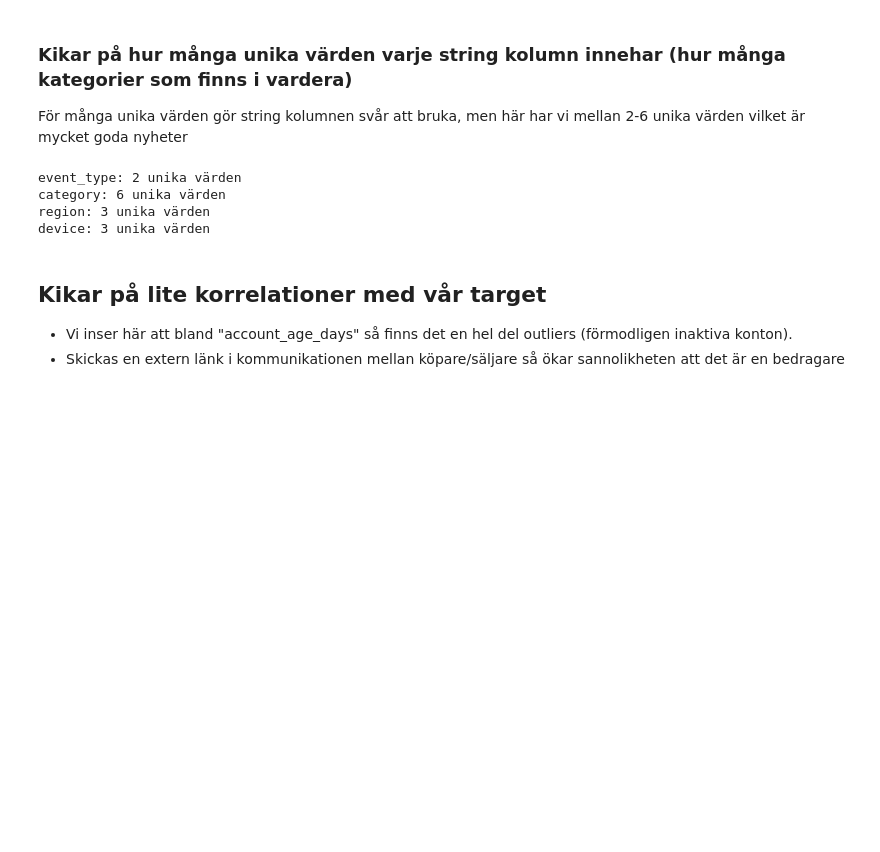
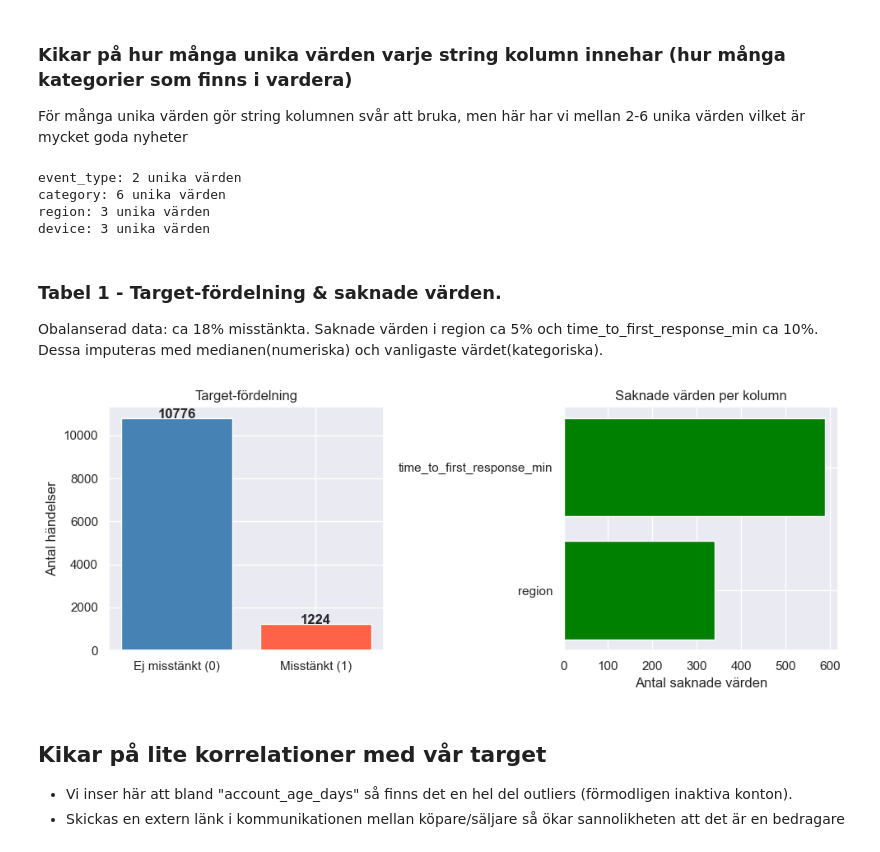
Before and after one commit to JakobWorkingHard/ML-Gruppuppgift, a Jupyter notebook: EDA/analyzing.ipynb, the cells around one changed output. Drawn from its saved outputs; the diff is of its cells as text; code cells hidden in the pictures; blank space fills up the shorter version.

```diff
--- a/EDA/analyzing.ipynb
+++ b/EDA/analyzing.ipynb
@@ -132,6 +141,34 @@ event_type: 2 unika värden
 category: 6 unika värden
 region: 3 unika värden
 device: 3 unika värden
+# %% [markdown]
+### Tabel 1 - Target-fördelning & saknade värden.
+Obalanserad data: ca 18% misstänkta. Saknade värden i region ca 5% och time_to_first_response_min ca 10%.
+Dessa imputeras med medianen(numeriska) och vanligaste värdet(kategoriska).
+# %%
+fig, axes = plt.subplots(1, 2, figsize=(10, 4))
+
+# Plot 1 – Target-fördelning
+counts = df["is_suspicious"].value_counts()
+axes[0].bar(["Ej misstänkt (0)", "Misstänkt (1)"], counts.values,
+            color=["steelblue", "tomato"], edgecolor="white")
+for i, v in enumerate(counts.values):
+    axes[0].text(i, v + 20, str(v), ha="center", fontweight="bold")
+axes[0].set_title("Target-fördelning")
+axes[0].set_ylabel("Antal händelser")
+
+# plot 2 - Saknade värden.
+missing = df.isna().sum()
+missing = df.drop(columns=['price']).isna().sum()
+missing = missing[missing > 0]
+axes[1].barh(missing.index, missing.values, color="green")
+axes[1].set_title('Saknade värden per kolumn')
+axes[1].set_xlabel('Antal saknade värden')
+
+plt.tight_layout()
+plt.show()
+# %% [output]
+[figure, added]
 # %% [markdown]
 ## Kikar på lite korrelationer med vår target
 
```
Also changed, not shown: parts of 3 cells of this notebook.
